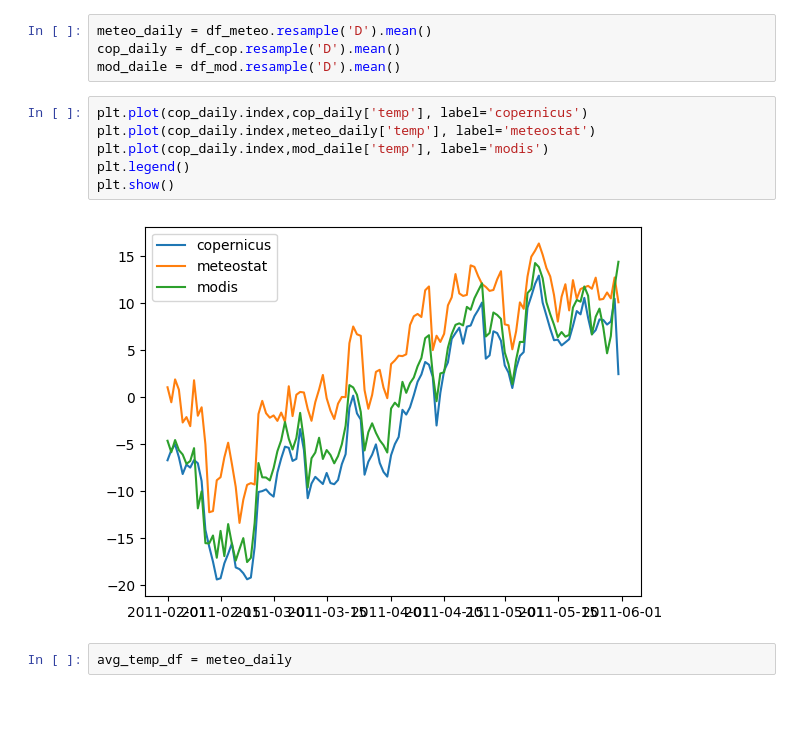
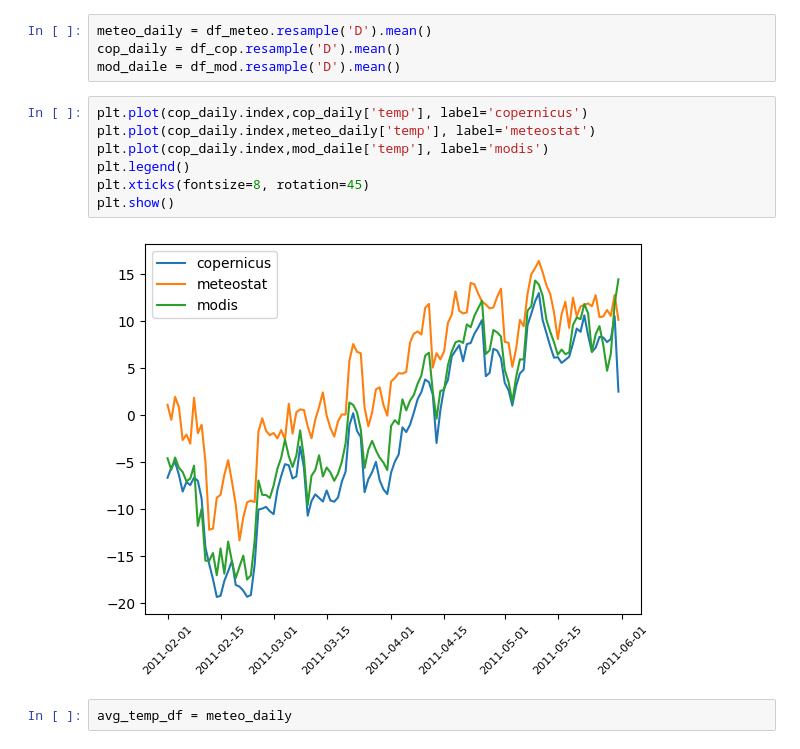
Before and after one commit to erikhalt/Hackathon, a Jupyter notebook: erik/aaa.ipynb, the cells around one changed output. Saved outputs shown, nothing was run; the diff lists cells and outputs as text; blank space fills up the shorter version.

Commit message:
correct plot labels

```diff
--- a/erik/aaa.ipynb
+++ b/erik/aaa.ipynb
@@ -71,11 +71,12 @@ mod_daile = df_mod.resample('D').mean()
 # %%
 plt.plot(cop_daily.index,cop_daily['temp'], label='copernicus')
 plt.plot(cop_daily.index,meteo_daily['temp'], label='meteostat')
 plt.plot(cop_daily.index,mod_daile['temp'], label='modis')
 plt.legend()
+plt.xticks(fontsize=8, rotation=45)
 plt.show()
 # %% [output]
-[figure, old version]
+[figure, new version]
 # %%
 avg_temp_df = meteo_daily
 # %%
```
Also changed, not shown: parts of 4 cells of this notebook.
